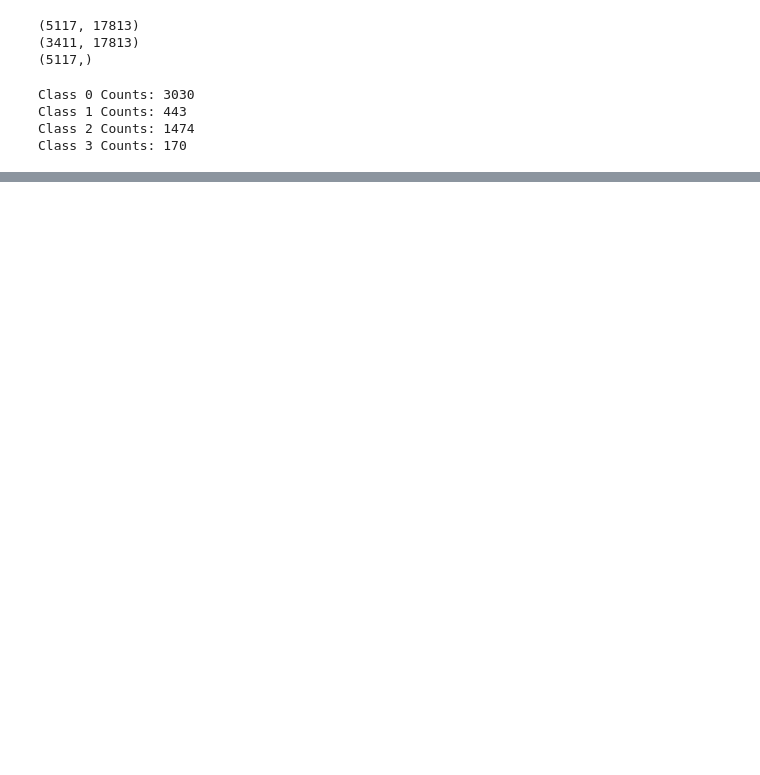
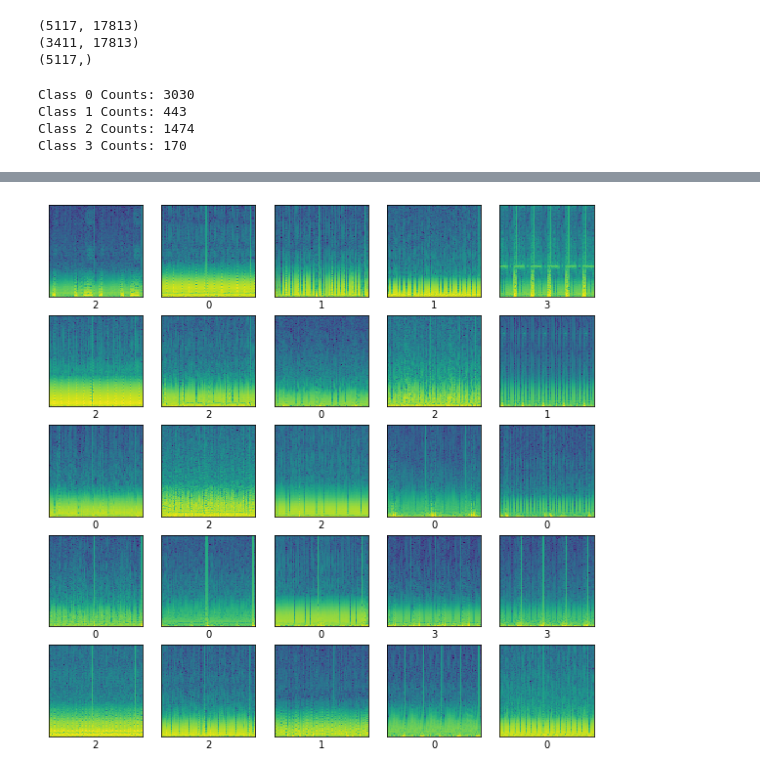
Before and after one commit to devpouya/AML, a Jupyter notebook: task.ipynb, the cells around one changed output, grey strips where cells are left out. Drawn from its saved outputs; the diff is of its cells as text; code cells hidden in the pictures; blank space fills up the shorter version.

```diff
--- a/task.ipynb
+++ b/task.ipynb
@@ -102,7 +106,0 @@ Zero Padded FFt shape (5117, 17813)
-# %%
-#ts, filtered, rpeaks, templates_ts,templates, hear_rate_ts, heart_rate = ecg.ecg(data)
-print(num_train)
-a = []
-for i in range(3):
-    a.append(i)
-print(a)
@@ -111,0 +107,9 @@ print(a)
+# %%
+from scipy.signal import spectrogram
+
+x_train = fill_periodic(data)
+x_test = fill_periodic(test_data)
+
+f, t, sxx = spectrogram(x_train,fs=300,axis=1)
+sxx = np.log(sxx)
+print(sxx)
@@ -111,0 +134,26 @@ print(a)
+# %%
+from __future__ import absolute_import, division, print_function, unicode_literals
+
+import tensorflow as tf
+
+from tensorflow.keras import datasets, layers, models
+import matplotlib.pyplot as plt
+
+#(train_images, train_labels), (test_images, test_labels) = datasets.cifar10.load_data()
+
+#train_images = train_images / 255.0
+
+
+inds = np.random.random_integers(0,5117,25)
+plt.figure(figsize=(10,10))
+for ii, i in enumerate(inds):
+    plt.subplot(5,5,ii+1)
+    plt.xticks([])
+    plt.yticks([])
+    plt.grid(False)
+    plt.pcolormesh(t, f, sxx[i])
+    plt.xlabel(labels[i])
+
+plt.show()
+# %% [output]
+[figure, added]
```
Also changed, not shown: parts of 20 cells of this notebook.
